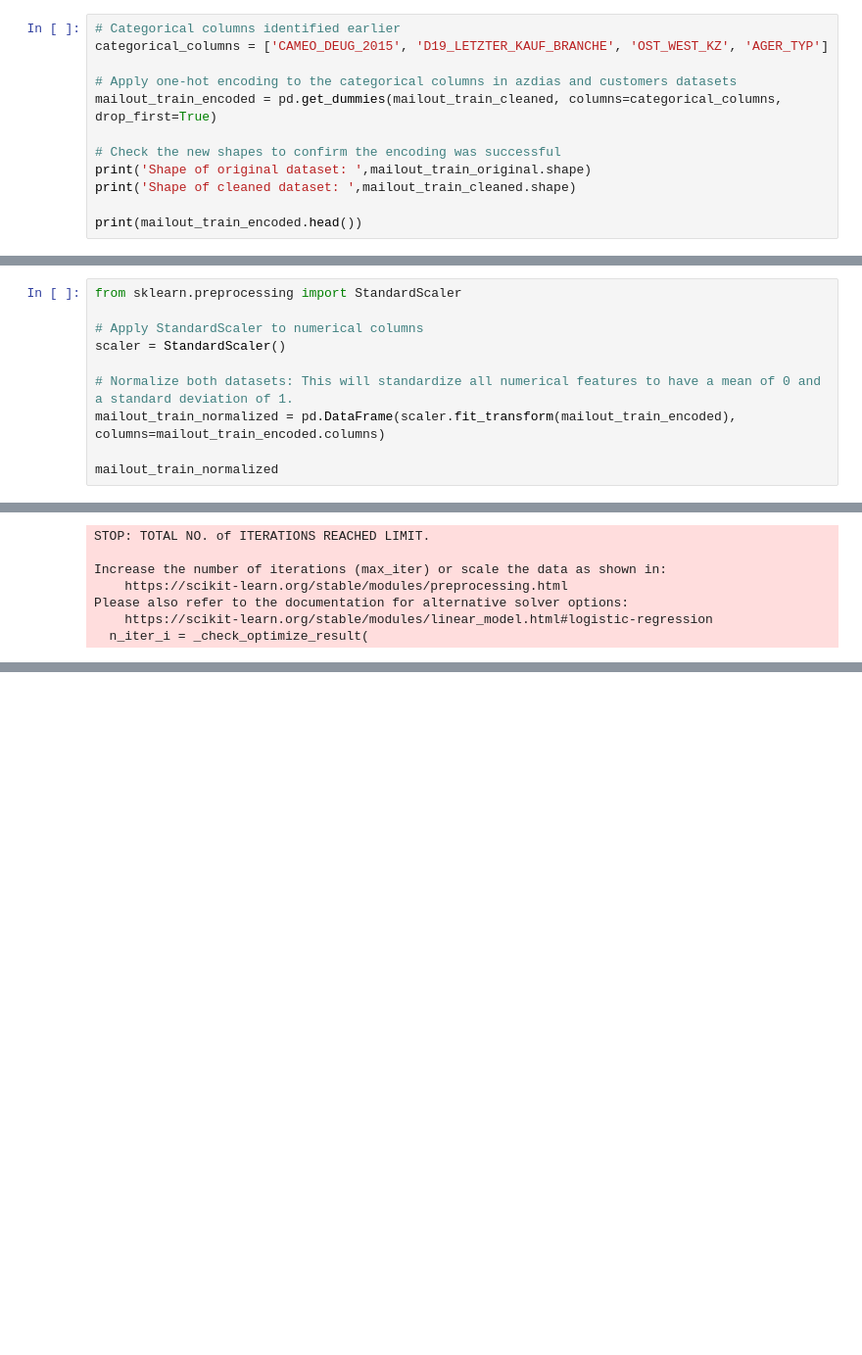
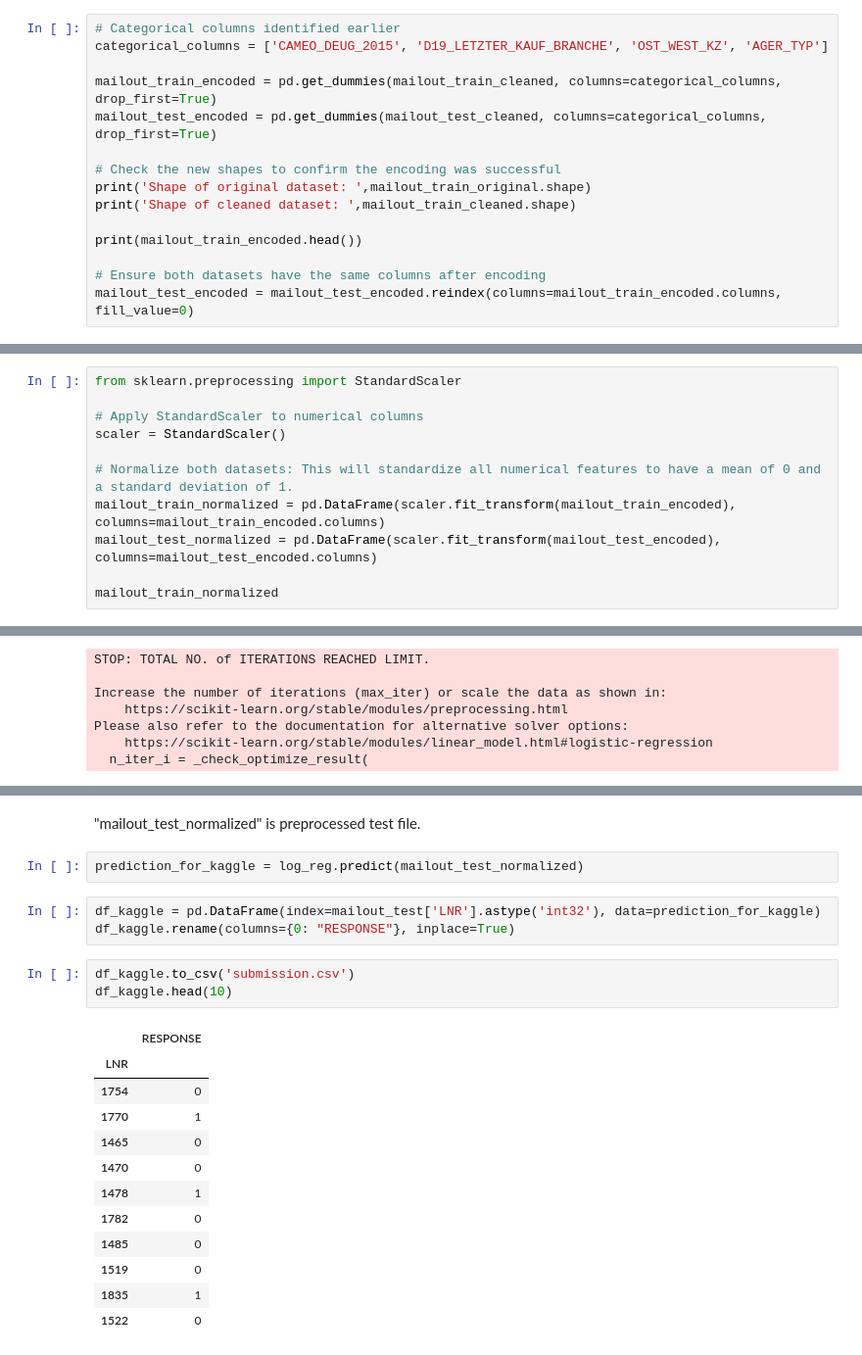
Before and after one commit to busraoguzoglu/Arvato-Customer-Segmentation, a Jupyter notebook: arvato_workbook_v2.ipynb, the cells around one changed output, grey strips where cells are left out. Shown: that part at 98% size. Cells and saved outputs as stored; diff of their text form; blank space fills up the shorter version.

Commit message:
Added Kaggle Submission part

```diff
--- a/arvato_workbook_v2.ipynb
+++ b/arvato_workbook_v2.ipynb
@@ -1009,14 +1049,17 @@ Length: 286, dtype: int64
 # Categorical columns identified earlier
 categorical_columns = ['CAMEO_DEUG_2015', 'D19_LETZTER_KAUF_BRANCHE', 'OST_WEST_KZ', 'AGER_TYP']
 
-# Apply one-hot encoding to the categorical columns in azdias and customers datasets
 mailout_train_encoded = pd.get_dummies(mailout_train_cleaned, columns=categorical_columns, drop_first=True)
+mailout_test_encoded = pd.get_dummies(mailout_test_cleaned, columns=categorical_columns, drop_first=True)
 
 # Check the new shapes to confirm the encoding was successful
 print('Shape of original dataset: ',mailout_train_original.shape)
 print('Shape of cleaned dataset: ',mailout_train_cleaned.shape)
 
 print(mailout_train_encoded.head())
+
+# Ensure both datasets have the same columns after encoding
+mailout_test_encoded = mailout_test_encoded.reindex(columns=mailout_train_encoded.columns, fill_value=0)
 # %% [output]
 Shape of original dataset:  (42962, 367)
 Shape of cleaned dataset:  (42962, 289)
@@ -1045,6 +1088,7 @@ scaler = StandardScaler()
 
 # Normalize both datasets: This will standardize all numerical features to have a mean of 0 and a standard deviation of 1.
 mailout_train_normalized = pd.DataFrame(scaler.fit_transform(mailout_train_encoded), columns=mailout_train_encoded.columns)
+mailout_test_normalized = pd.DataFrame(scaler.fit_transform(mailout_test_encoded), columns=mailout_test_encoded.columns)
 
 mailout_train_normalized
 # %% [output]
@@ -1193,0 +1245,23 @@ Please also refer to the documentation for alternative solver options:
+# %% [markdown]
+"mailout_test_normalized" is preprocessed test file.
+# %%
+prediction_for_kaggle = log_reg.predict(mailout_test_normalized)
+# %%
+df_kaggle = pd.DataFrame(index=mailout_test['LNR'].astype('int32'), data=prediction_for_kaggle)
+df_kaggle.rename(columns={0: "RESPONSE"}, inplace=True)
+# %%
+df_kaggle.to_csv('submission.csv')
+df_kaggle.head(10)
+# %% [output]
+|  | RESPONSE |
+| LNR |  |
+| 1754 | 0 |
+| 1770 | 1 |
+| 1465 | 0 |
+| 1470 | 0 |
+| 1478 | 1 |
+| 1782 | 0 |
+| 1485 | 0 |
+| 1519 | 0 |
+| 1835 | 1 |
+| 1522 | 0 |
```
Also changed, not shown: parts of 8 cells of this notebook.
